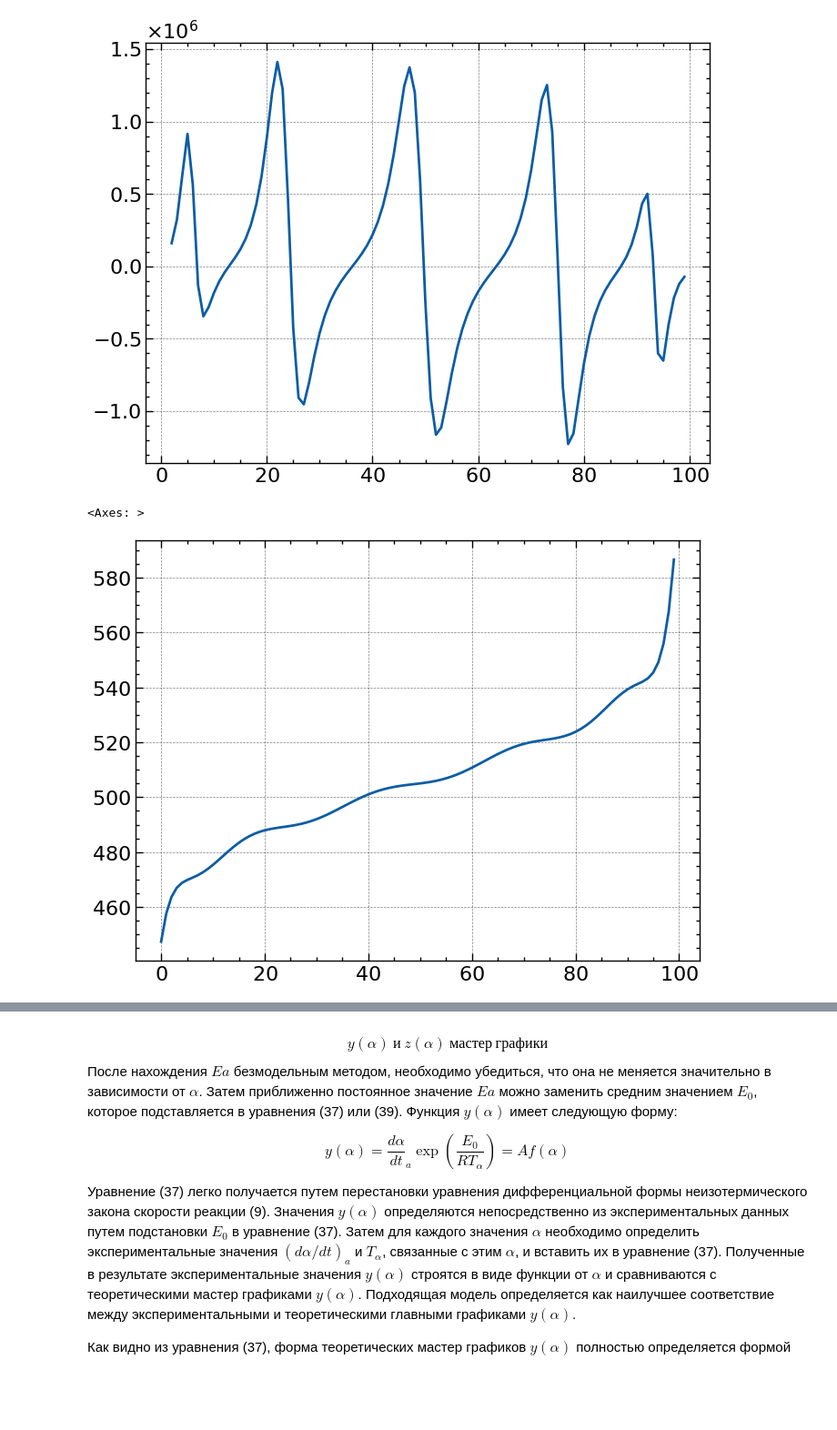
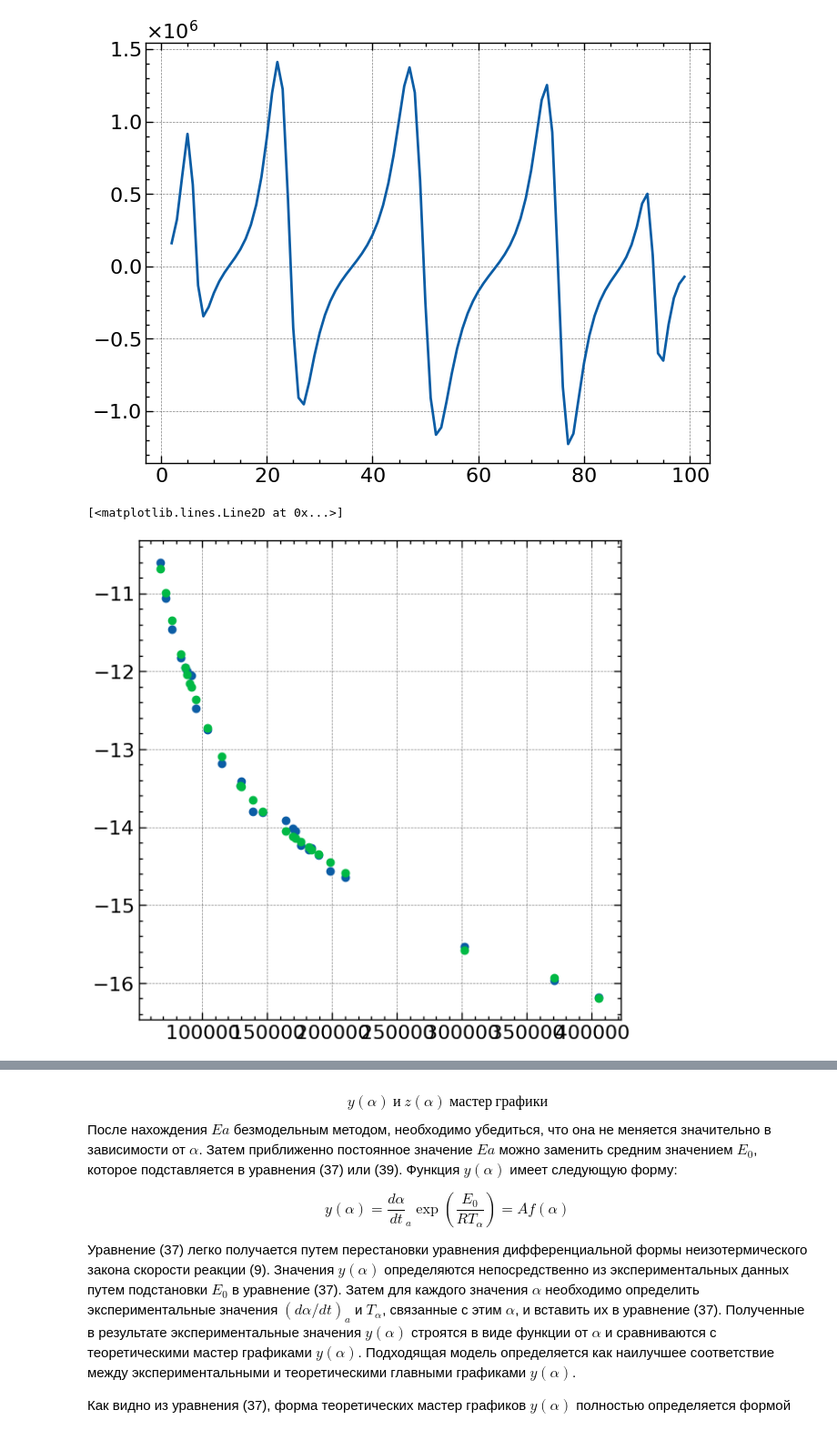
Before and after one commit to kdavjd/isoconversion_study_of_reaction_kinetics, a Jupyter notebook: isoconversion_studyes.ipynb, the cells around one changed output, grey strips where cells are left out. Shown at 91% size. Saved outputs shown, nothing was run; the diff lists cells and outputs as text; code cells hidden in the pictures; blank space fills up the shorter version.

```diff
--- a/isoconversion_studyes.ipynb
+++ b/isoconversion_studyes.ipynb
@@ -60,6 +60,7 @@ df.head()
 5 rows × 28 columns
 # %%
 # задаём константы для графиков
+IS_PLOT = False
 BIG_SIZE = 12
 MEDIUM_SIZE = 10
 SMALL_SIZE = 8
@@ -386,7 +385,7 @@ def obtain_direct_diff_coeffs(conversion_df, reaction_name, models_df, beta):
     coeffs = de['x']
     model = f'(a**{np.round(coeffs[0], 4)})*((1 - a)**{np.round(coeffs[1], 4)})*(-np.log(1 - a))**{np.round(coeffs[2], 4)}'
 
-    temp_df = process_model(conversion, temperature, da_dT, model, "Sestak-Berrgen (SB)", beta)
+    temp_df = process_model(conversion, temperature, da_dT, model, "SB", beta)
     direct_diff = pd.concat([direct_diff, temp_df], ignore_index=True)
 
     return direct_diff
@@ -745,11 +745,15 @@ def obtain_coats_redfern_coeffs(conversion_df, reaction_name, models_df, beta):
 
     conversion = conversion_df[reaction_name].dropna()
     temperature = conversion_df.loc[conversion.index, 'temperature'] + 271.15  # в Кельвинах
+    da_dT = np.gradient(conversion, temperature)
 
     for i, model in enumerate(g_a):
-        temp_df = process_coats_redfern_model(conversion, temperature, model, g_names[i], beta, da_dT)
-        coats_redfern = pd.concat([coats_redfern, temp_df], ignore_index=True)
-
+        name = g_names[i]
+        try:
+            temp_df = process_coats_redfern_model(conversion, temperature, model, name, beta, da_dT)
+            coats_redfern = pd.concat([coats_redfern, temp_df], ignore_index=True)
+        except Exception as e:
+            print(f'model: {name}, eqn: {model}, Exception: {e}')
     return coats_redfern
 
 # Создаем папку для сохранения данных для Coats-Redfern, если таковая еще не существует
@@ -1196,8 +1221,31 @@ friedman_df.apply(lambda x: x['slope'] * R / -1, axis=1,).plot()
 # %% [output]
 <Axes: >
 [figure]
-# %%
-temperature['rate_3_diff_reaction_0_conversion'].plot()
-# %% [output]
-<Axes: >
-[figure, removed]
+# %%
+# # Точка входа
+# for reaction_name in tqdm(conversion_df.columns):
+#     if reaction_name == 'temperature':
+#         continue
+
+#     beta = None
+#     for rate in heating_rates:
+#         if 'rate_' + rate in reaction_name:
+#             beta = rate
+#             break
+#     if beta is None:
+#         raise ValueError(f"Rate not found in {reaction_name}")
+
+fig, ax = plt.subplots(figsize=(7,7))
+reaction_name = 'rate_3_diff_reaction_2_conversion'
+cr_csv = pd.read_csv(coats_redfern_path + '/' + reaction_name + '.csv')
+cr_csv['log_a'] = -np.log(cr_csv['A'])
+cr_df = cr_csv.dropna()#[(cr_csv['Ea'] > 10) & (cr_csv['Ea'] < 3500000)]
+ax.plot(cr_df['Ea'], cr_df['log_a'], 'o')
+np.polyfit(cr_df['Ea'].values, cr_df['log_a'].values, 2)
+cr_df['Ea']
+x = get_best_fit_coeffs(cr_df['Ea'].values, cr_df['log_a'].values, 5)
+
+plt.plot(cr_df['Ea'].values, np.polyval(x, cr_df['Ea'].values), 'o')
+# %% [output]
+[<matplotlib.lines.Line2D at 0x...>]
+[figure, added]
```
Also changed, not shown: parts of 18 cells of this notebook.
